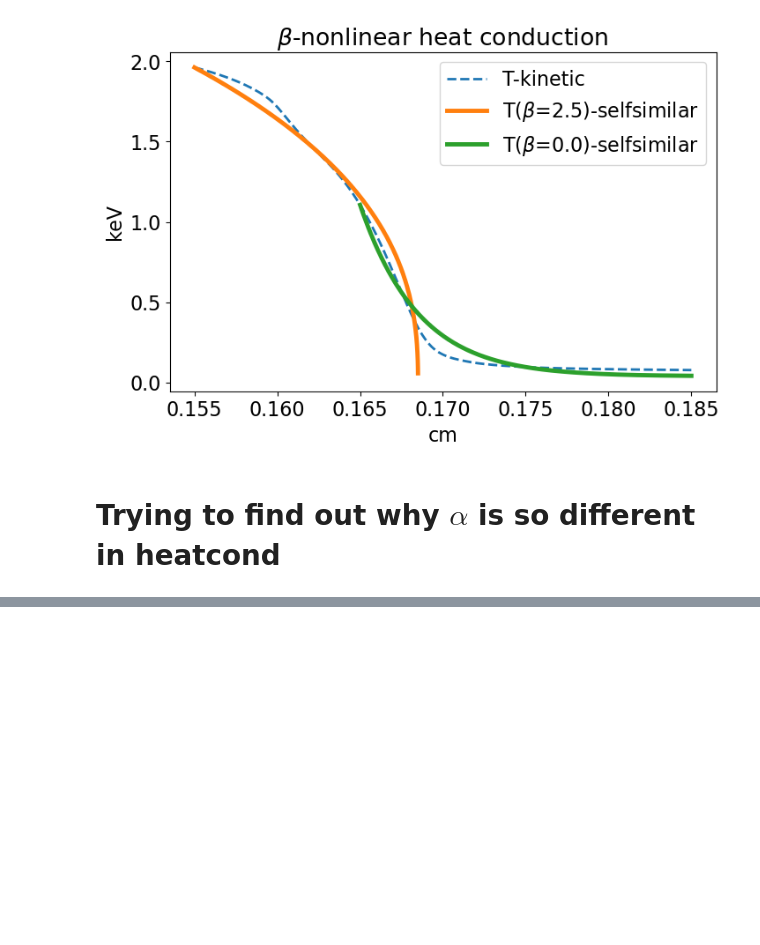
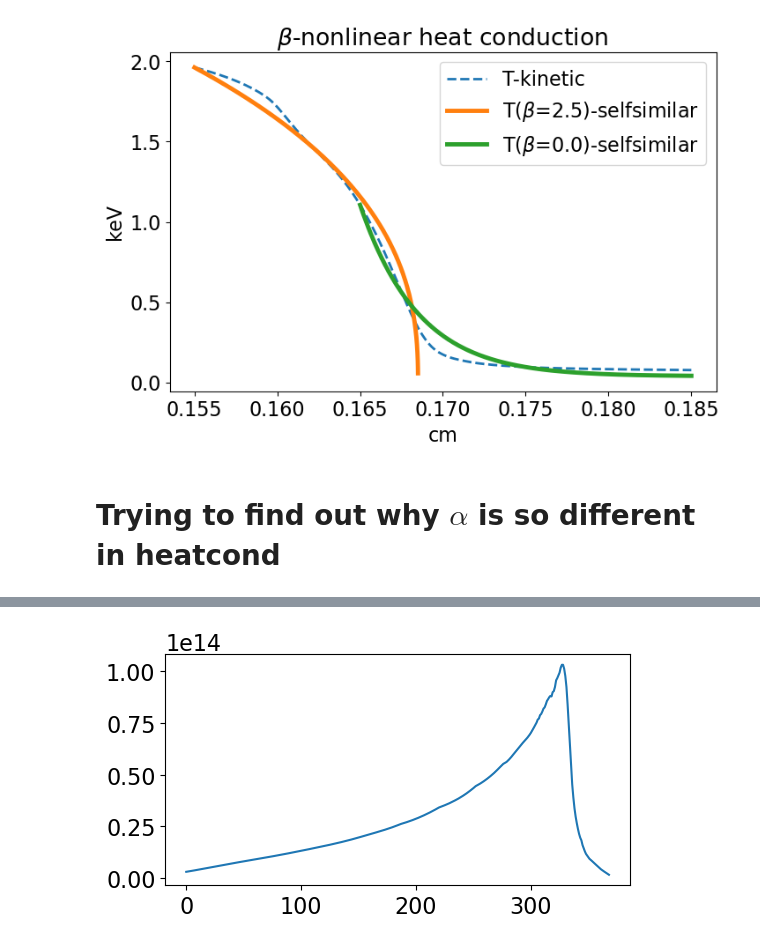
Before and after one commit to Lexmidan/nonloc_heatflux, a Jupyter notebook: PyTorch/NN-heatflux.ipynb, the cells around one changed output, grey strips where cells are left out. Cells and saved outputs as stored; diff of their text form; code cells hidden in the pictures; blank space fills up the shorter version.

```diff
--- a/PyTorch/NN-heatflux.ipynb
+++ b/PyTorch/NN-heatflux.ipynb
@@ -235,7 +233,17 @@ fig.savefig("T-beta.pdf")
 # %% [markdown]
 # Trying to find out why $\alpha$ is so different in heatcond
 # %%
-init_profile=pd.read_csv('init_profile.csv', index_col=(0))
+import os
+os.chdir('/home/bogdanov1/bachproject/bachproject/')
+init_profile=pd.read_csv('./PyTorch/init_profile.csv', index_col=(0))
 #init_profile=init_profile.iloc[::50,:]
 #init_profile.reset_index(drop=True, inplace=True)
-init_profile
+init_profile=init_profile.iloc[::100,:]
+
+
+nescaled  = (init_profile['ne']-data_scaling['n'].loc['mean'])/data_scaling['n'].loc['std']
+Zscaled = (init_profile['Zbar']-data_scaling['Z'].loc['mean'])/data_scaling['Z'].loc['std']
+Knscaled  = (init_profile['Kn']-data_scaling['Kn'].loc['mean'])/data_scaling['Kn'].loc['std']
+Tscaled  = (init_profile['Te']-data_scaling['T'].loc['mean'])/data_scaling['T'].loc['std']
+gradTscaled  = (init_profile['gradTe']-data_scaling['gradT'].loc['mean'])/data_scaling['gradT'].loc['std']
+xdsd=np.array(init_profile['x'])
@@ -275,52 +250,53 @@ import time
 # %%
+import numpy as np
+import matplotlib.pyplot as plt
+import time
 from scipy.optimize import curve_fit
-def get_data_qless(x, T, gradT, Z, n, Kn, width, step):
-    rad=0     #finds out how many points fits in (!)radius(!) range
-    s=0
-    while s<=width/2:
-        s=x[rad]-x[0]
-        rad+=1
-
-    numPoints = len(Z[0:2*rad:step]) #int(2*rad/step)+1 # the plus one because of integer evaluation
-    numFields = 5 #T, gradT, Z, n, Kn
-    Qdata=np.empty((0,numFields*numPoints), int) #2 * rad "#of points in interval" * 5 "for each phsy quantity" + 2 "for Q and beta"
+import importlib
+import heatConduction as hc
+importlib.reload(hc)
+import parameter as param
+importlib.reload(param)
+para = param.main(model)
+#para = param.main(NN_training.train_model(100))
+def get_data_qless(para, x, T, gradT, Z, n, Kn, lng):
+    numFields = 6 #T, gradT, Z, n, Kn
+    Qdata=np.empty((0,numFields*lng), int) #2 * rad "#of points in interval" * 5 "for each phsy quantity" + 2 "for Q and beta"
     for ind, _ in enumerate(x):  #x_min=x[ind], x_max=x[ind+2*rad], x_c=x[ind+rad]
         datapoint=np.array([])
-        if ind+2*rad>=len(x)+1:
+        if ind+lng>=len(x)+1:
             break
         else:
-            datapoint=np.append(datapoint, T[ind:ind+2*rad:step]) #append all Te in xmin-xmax
-            datapoint=np.append(datapoint, gradT[ind:ind+2*rad:step]) #append all gradTe in xmin-xmax
-            datapoint=np.append(datapoint, Z[ind:ind+2*rad:step]) #append all Zbar in xmin-xmax
-            datapoint=np.append(datapoint, n[ind:ind+2*rad:step]) #append all gradTe in xmin-xmax
-            datapoint=np.append(datapoint, Kn[ind:ind+2*rad:step]) #append all Knudsen number in xmin-xmax
+            datapoint=np.append(datapoint, T.iloc[ind:ind+lng]) #append all Te in xmin-xmax
+            datapoint=np.append(datapoint, gradT[ind:ind+lng]) #append all gradTe in xmin-xmax
+            datapoint=np.append(datapoint, Z.iloc[ind:ind+lng]) #append all Zbar in xmin-xmax
+            datapoint=np.append(datapoint, n.iloc[ind:ind+lng]) #append all gradTe in xmin-xmax
+            datapoint=np.append(datapoint, Kn.iloc[ind:ind+lng]) #append all Knudsen number in xmin-xmax
+            datapoint=np.append(datapoint, x[ind:ind+lng])
             # TODO: what is the appropriate scaling here? Global (max(x)-min(x)) might be to large!
             Qdata=np.append(Qdata,[datapoint], axis=0)
+            # if ind%5000==0:
+            #     print(f"We're done with {ind}/{len(x)-lng+1} points")
+    #Qdata =torch.tensor(np.c_[Qdata, np.empty([len(Qdata), lng])]).float()
+    heatflux = para['NNmodel'].heatflux_model(torch.tensor(Qdata).float()).detach().numpy()
+    ax1.plot(heatflux)
+    alphas=para['NNmodel'].alpha_model(torch.tensor(Qdata).float()).detach().numpy()
+    betas=para['NNmodel'].beta_model(torch.tensor(Qdata).float()).detach().numpy()
+    for i in range(int((len(x)-len(alphas))/2)):
+        alphas = np.append(alphas[0], alphas)
+        betas = np.append(betas[0], betas)
+    for i in range(int((len(x)-(ind-1))/2)):
+        alphas = np.append(alphas, alphas[-1])
+        betas = np.append(betas, betas[-1])
+    return alphas, betas, Qdata, lng, int((len(x)-len(alphas))/2), int((len(x)-(ind-1))/2)
+
+# Default kernel size is 100 microns
 
 
-            if ind%5000==0:
-                print(f"We're done with {ind}/{len(x)-2*rad+1} points")
-    #Naming of columns
-    return Qdata, numPoints, rad, (ind-1)+rad #first and last centers of the interval
-
-# Default kernel size is 100 microns
-width = 100e-4
-starttime=time.time()
-dataNN, numPoints, fc, lc =get_data_qless(xdsd, Tscaled, gradTscaled,
-                                 Zscaled, nescaled,
-                                 Knscaled,
-                                 init_profile['width'][0], int(init_profile['step'][0]))
-dataNN =torch.tensor(np.c_[dataNN, np.empty([len(dataNN), numPoints])]).float()
+albas, bebas, datann, lng, margin, marginend = get_data_qless(para,xdsd, Tscaled, gradTscaled,Zscaled, \
+                                        nescaled, Knscaled, int(para['NNmodel'].fcIn.in_features/6))
 
 
-modelas=hfm.AlphaBetaModel(*pd.read_pickle('./NN/NN_model_args.pkl'))
-modelas.load_state_dict(torch.load('./NN/Model.pt'))
-modelas.eval()
-
-alphas=modelas.alpha_model(dataNN.float()).detach().numpy()
-betas=modelas.beta_model(dataNN.float()).detach().numpy()
-
-albas=model.alpha_model(dataNN.float()).detach().numpy()
-bebtas=model.beta_model(dataNN.float()).detach().numpy()
-kolik=time.time()-starttimeb
+# alphas=model.alpha_model(torch.tensor(datann).float()).detach().numpy()
+# betas=model.beta_model(torch.tensor(datann).float()).detach().numpy()
 # %% [output]
@@ -334,0 +304 @@ We're done with 35000/37775 points
+[figure, added]
```
Also changed, not shown: parts of 20 cells of this notebook, 13 other files.
